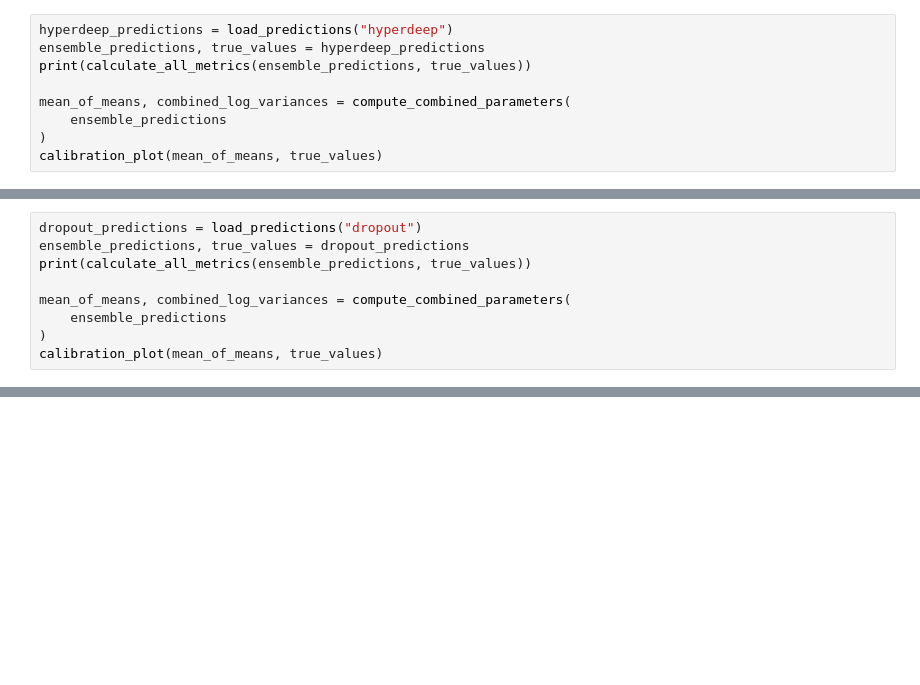
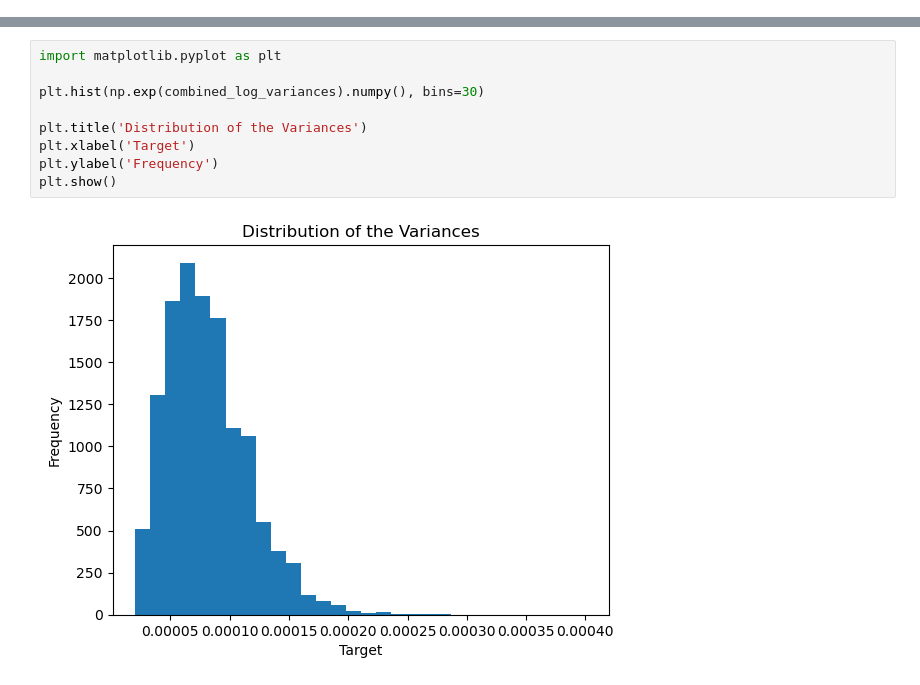
Before and after one commit to git-lilit/masterproject, a Jupyter notebook: analysis.ipynb, the cells around one changed output, grey strips where cells are left out. Saved outputs shown, nothing was run; the diff lists cells and outputs as text; blank space fills up the shorter version.

```diff
--- a/analysis.ipynb
+++ b/analysis.ipynb
@@ -65,9 +17,0 @@ RuntimeError: The size of tensor a (13159) must match the size of tensor b (2) a
-# %%
-hyperdeep_predictions = load_predictions("hyperdeep")
-ensemble_predictions, true_values = hyperdeep_predictions
-print(calculate_all_metrics(ensemble_predictions, true_values))
-
-mean_of_means, combined_log_variances = compute_combined_parameters(
-    ensemble_predictions
-)
-calibration_plot(mean_of_means, true_values)
@@ -77,9 +17,0 @@ calibration_plot(mean_of_means, true_values)
-# %%
-dropout_predictions = load_predictions("dropout")
-ensemble_predictions, true_values = dropout_predictions
-print(calculate_all_metrics(ensemble_predictions, true_values))
-
-mean_of_means, combined_log_variances = compute_combined_parameters(
-    ensemble_predictions
-)
-calibration_plot(mean_of_means, true_values)
@@ -112,0 +60,11 @@ calibration_plot(mean_of_means, true_values)
+# %%
+import matplotlib.pyplot as plt
+
+plt.hist(np.exp(combined_log_variances).numpy(), bins=30)
+
+plt.title('Distribution of the Variances')
+plt.xlabel('Target')
+plt.ylabel('Frequency')
+plt.show()
+# %% [output]
+[figure, added]
```
Also changed, not shown: parts of 16 cells of this notebook, 17 other files.
